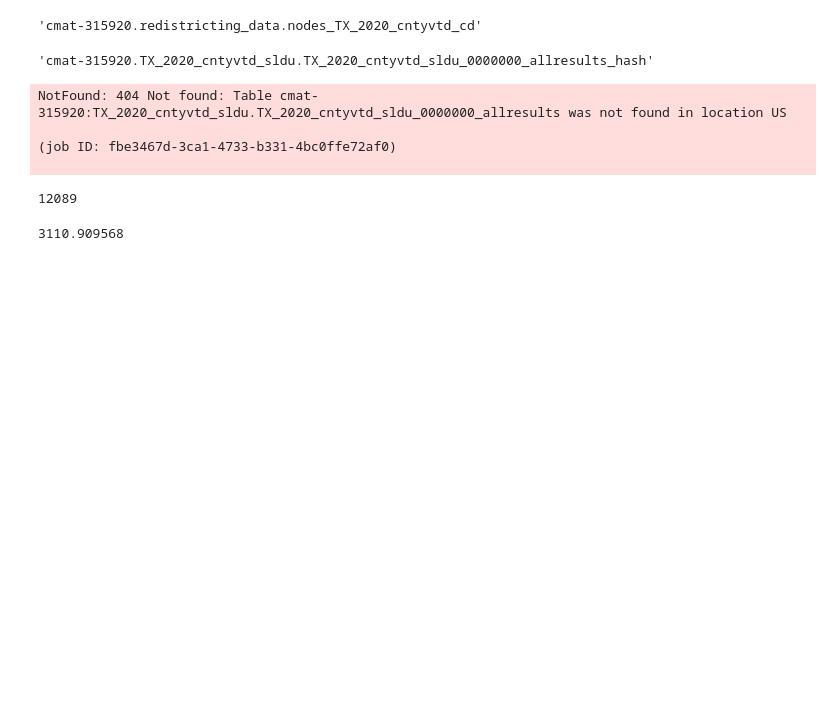
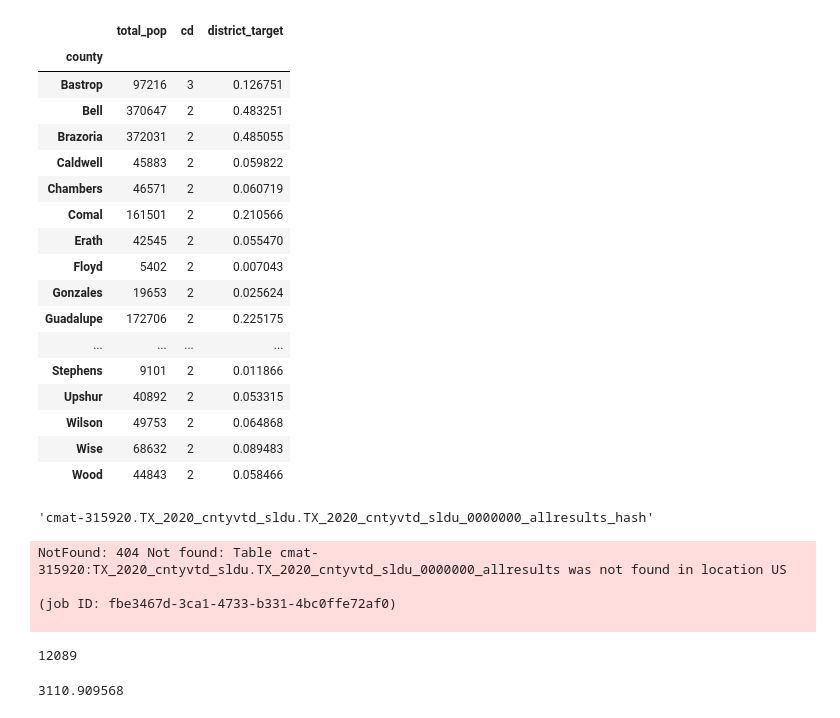
Before and after one commit to Tarleton-Math/MathVGerrmandering_CMAT_2021, a Jupyter notebook: redistricter.ipynb, the cells around one changed output. Saved outputs shown, nothing was run; the diff lists cells and outputs as text; code cells hidden in the pictures; blank space fills up the shorter version.

```diff
--- a/redistricter.ipynb
+++ b/redistricter.ipynb
@@ -35,7 +29,32 @@ KeyboardInterrupt:
-# %%
-A.nodes_tbl
-# %% [output]
-'cmat-315920.redistricting_data.nodes_TX_2020_cntyvtd_cd'
+# %%
+n = read_table(G.nodes.tbl)
+# %%
+df = n.iloc[:,:4]
+df = df.groupby('county').agg({'total_pop':'sum', 'cd':'nunique'})
+ideal_pop = df['total_pop'].sum() / 38
+df['district_target'] = df['total_pop'] / ideal_pop
+df.sort_values('district_target')
+mask = (df['cd'] == 1) ^ (df['district_target'] <= 1)
+df[mask]
+# %% [output]
+|  | total_pop | cd | district_target |
+| county |  |  |  |
+| Bastrop | 97216 | 3 | 0.126751 |
+| Bell | 370647 | 2 | 0.483251 |
+| Brazoria | 372031 | 2 | 0.485055 |
+| Caldwell | 45883 | 2 | 0.059822 |
+| Chambers | 46571 | 2 | 0.060719 |
+| Comal | 161501 | 2 | 0.210566 |
+| Erath | 42545 | 2 | 0.055470 |
+| Floyd | 5402 | 2 | 0.007043 |
+| Gonzales | 19653 | 2 | 0.025624 |
+| Guadalupe | 172706 | 2 | 0.225175 |
+| ... | ... | ... | ... |
+| Stephens | 9101 | 2 | 0.011866 |
+| Upshur | 40892 | 2 | 0.053315 |
+| Wilson | 49753 | 2 | 0.064868 |
+| Wise | 68632 | 2 | 0.089483 |
+| Wood | 44843 | 2 | 0.058466 |
 # %%
 A.hash_tbl
 # %% [output]
```
Also changed, not shown: parts of 1 cell of this notebook, 2 other files.
